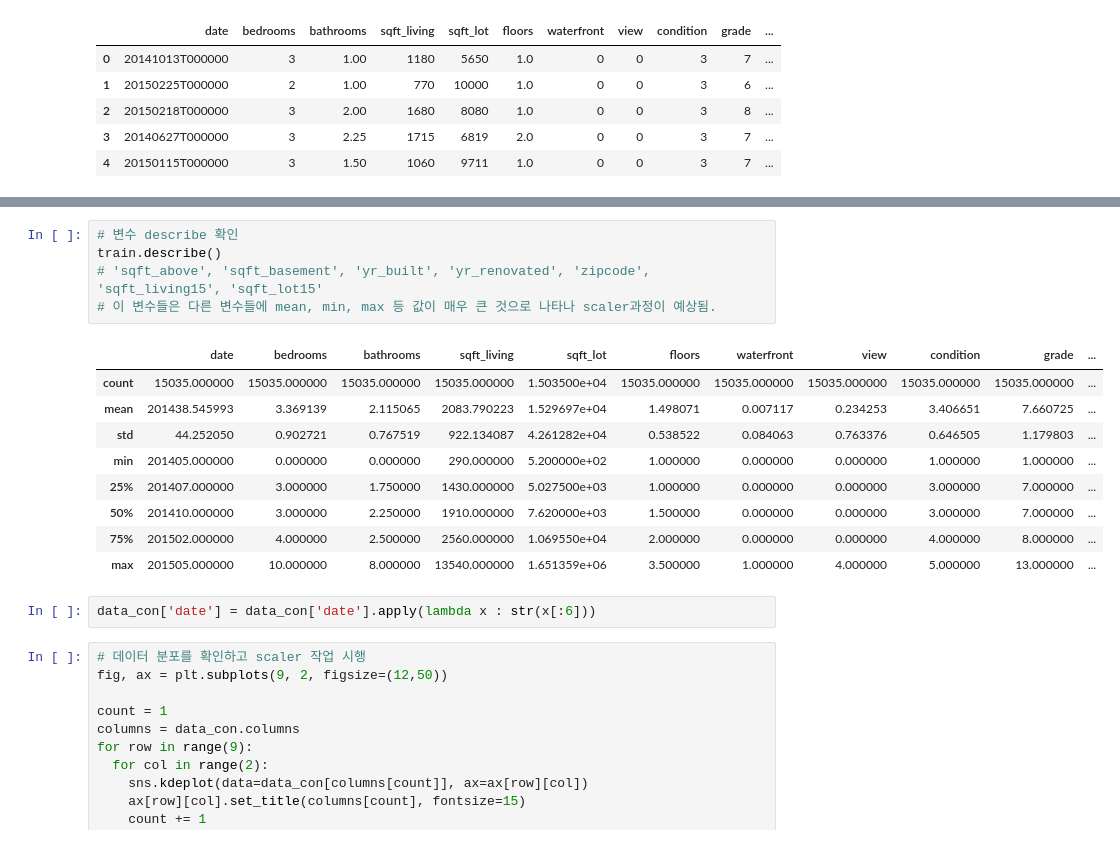
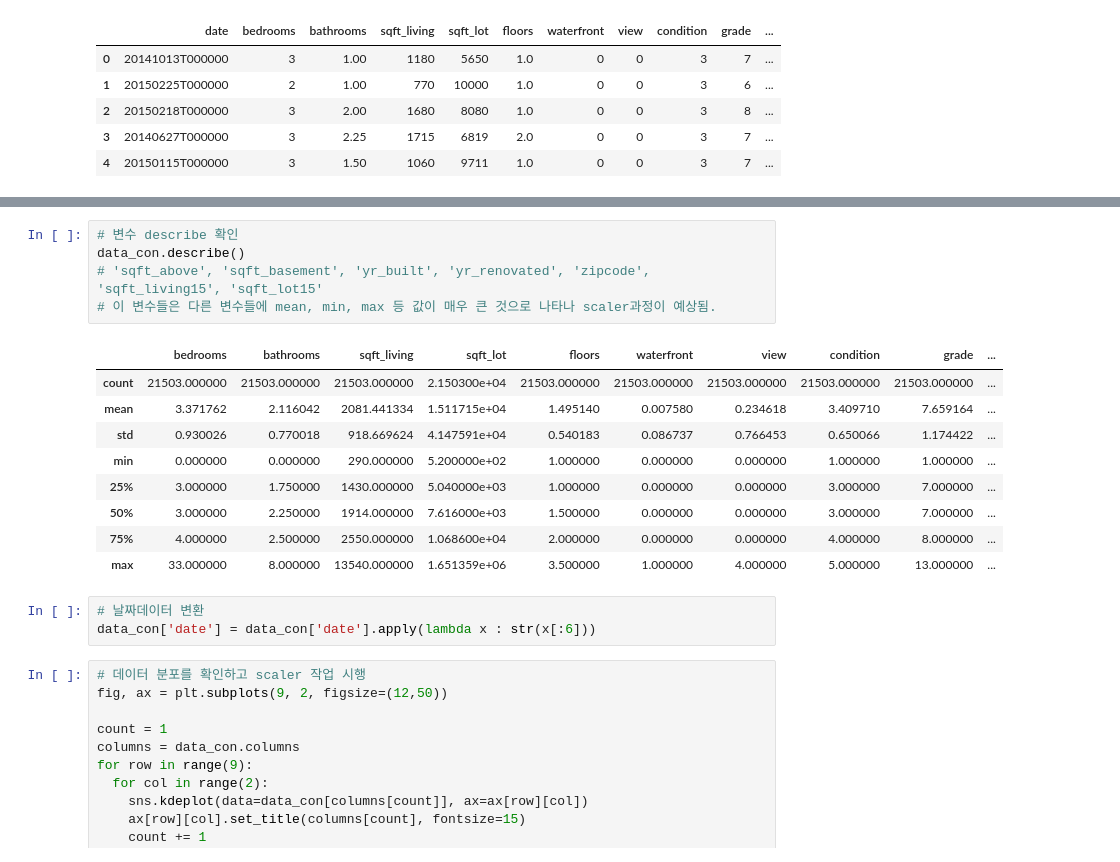
Before and after one commit to sgr1118/EX, a Jupyter notebook: [Exp_03]_Kaggle_Challenge_(2019_kaggle_korea).ipynb, the cells around one changed output, grey strips where cells are left out. Cells and saved outputs as stored; diff of their text form.

```diff
--- a/[Exp_03]_Kaggle_Challenge_(2019_kaggle_korea).ipynb
+++ b/[Exp_03]_Kaggle_Challenge_(2019_kaggle_korea).ipynb
@@ -89,20 +76,21 @@ sqft_lot15       0
 dtype: int64
 # %%
 # 변수 describe 확인
-train.describe()
+data_con.describe()
 # 'sqft_above', 'sqft_basement', 'yr_built', 'yr_renovated', 'zipcode', 'sqft_living15', 'sqft_lot15'
 # 이 변수들은 다른 변수들에 mean, min, max 등 값이 매우 큰 것으로 나타나 scaler과정이 예상됨.
 # %% [output]
-|  | date | bedrooms | bathrooms | sqft_living | sqft_lot | floors | waterfront | view | condition | grade | ... |
-| count | 15035.000000 | 15035.000000 | 15035.000000 | 15035.000000 | 1.503500e+04 | 15035.000000 | 15035.000000 | 15035.000000 | 15035.000000 | 15035.000000 | ... |
-| mean | 201438.545993 | 3.369139 | 2.115065 | 2083.790223 | 1.529697e+04 | 1.498071 | 0.007117 | 0.234253 | 3.406651 | 7.660725 | ... |
-| std | 44.252050 | 0.902721 | 0.767519 | 922.134087 | 4.261282e+04 | 0.538522 | 0.084063 | 0.763376 | 0.646505 | 1.179803 | ... |
-| min | 201405.000000 | 0.000000 | 0.000000 | 290.000000 | 5.200000e+02 | 1.000000 | 0.000000 | 0.000000 | 1.000000 | 1.000000 | ... |
-| 25% | 201407.000000 | 3.000000 | 1.750000 | 1430.000000 | 5.027500e+03 | 1.000000 | 0.000000 | 0.000000 | 3.000000 | 7.000000 | ... |
-| 50% | 201410.000000 | 3.000000 | 2.250000 | 1910.000000 | 7.620000e+03 | 1.500000 | 0.000000 | 0.000000 | 3.000000 | 7.000000 | ... |
-| 75% | 201502.000000 | 4.000000 | 2.500000 | 2560.000000 | 1.069550e+04 | 2.000000 | 0.000000 | 0.000000 | 4.000000 | 8.000000 | ... |
-| max | 201505.000000 | 10.000000 | 8.000000 | 13540.000000 | 1.651359e+06 | 3.500000 | 1.000000 | 4.000000 | 5.000000 | 13.000000 | ... |
+|  | bedrooms | bathrooms | sqft_living | sqft_lot | floors | waterfront | view | condition | grade | ... |
+| count | 21503.000000 | 21503.000000 | 21503.000000 | 2.150300e+04 | 21503.000000 | 21503.000000 | 21503.000000 | 21503.000000 | 21503.000000 | ... |
+| mean | 3.371762 | 2.116042 | 2081.441334 | 1.511715e+04 | 1.495140 | 0.007580 | 0.234618 | 3.409710 | 7.659164 | ... |
+| std | 0.930026 | 0.770018 | 918.669624 | 4.147591e+04 | 0.540183 | 0.086737 | 0.766453 | 0.650066 | 1.174422 | ... |
+| min | 0.000000 | 0.000000 | 290.000000 | 5.200000e+02 | 1.000000 | 0.000000 | 0.000000 | 1.000000 | 1.000000 | ... |
+| 25% | 3.000000 | 1.750000 | 1430.000000 | 5.040000e+03 | 1.000000 | 0.000000 | 0.000000 | 3.000000 | 7.000000 | ... |
+| 50% | 3.000000 | 2.250000 | 1914.000000 | 7.616000e+03 | 1.500000 | 0.000000 | 0.000000 | 3.000000 | 7.000000 | ... |
+| 75% | 4.000000 | 2.500000 | 2550.000000 | 1.068600e+04 | 2.000000 | 0.000000 | 0.000000 | 4.000000 | 8.000000 | ... |
+| max | 33.000000 | 8.000000 | 13540.000000 | 1.651359e+06 | 3.500000 | 1.000000 | 4.000000 | 5.000000 | 13.000000 | ... |
 # %%
+# 날짜데이터 변환
 data_con['date'] = data_con['date'].apply(lambda x : str(x[:6]))
 # %%
 # 데이터 분포를 확인하고 scaler 작업 시행
```
Also changed, not shown: parts of 2 cells of this notebook.
